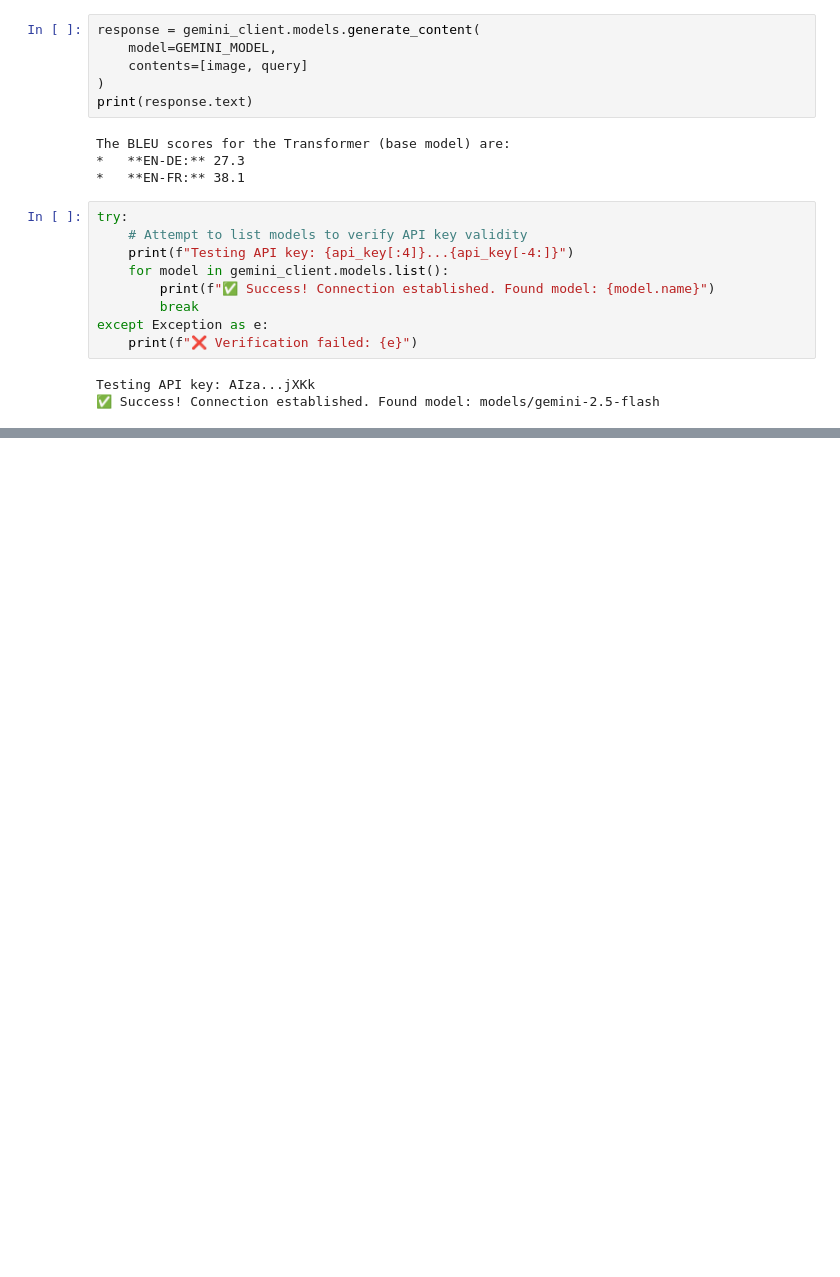
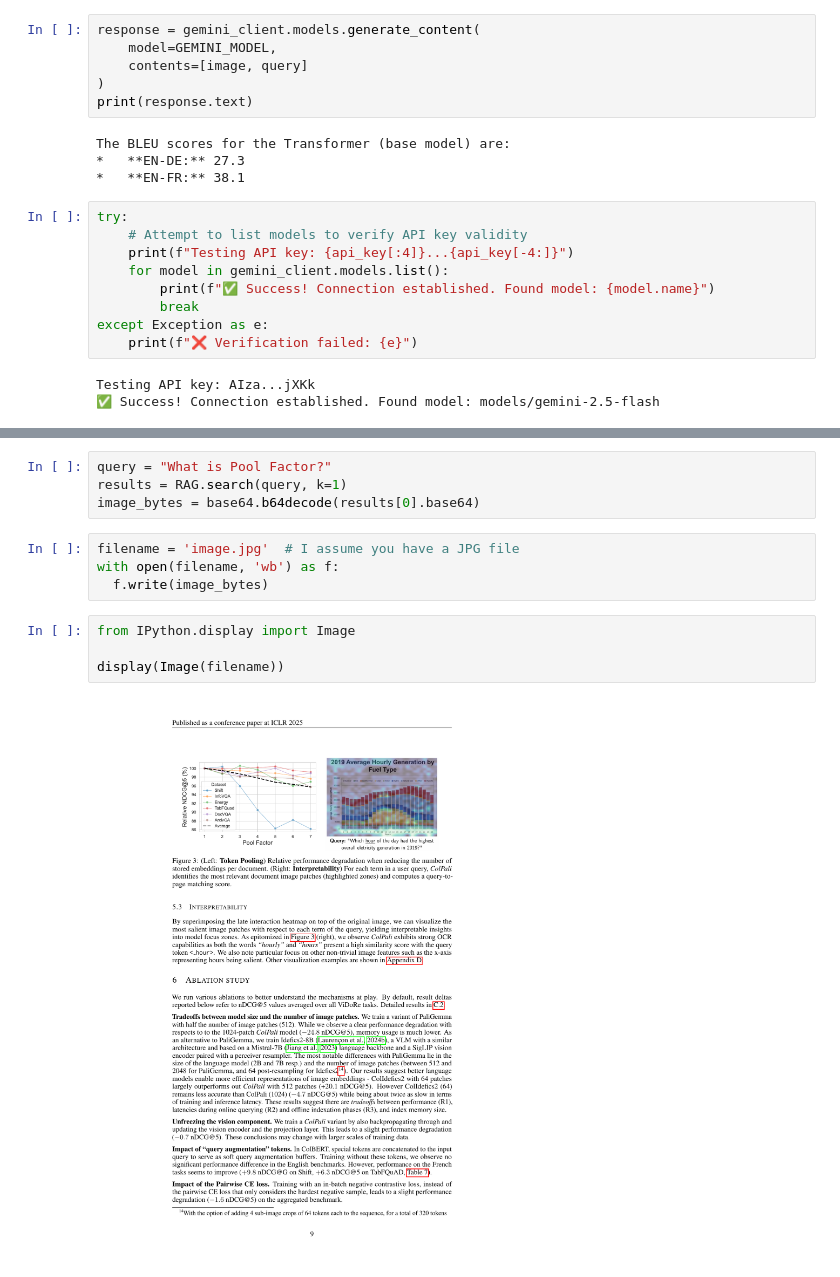
Before and after one commit to Murtuzasaifee/multi-model-rag, a Jupyter notebook: Multimodal_Rag_with_Colpali.ipynb, the cells around one changed output, grey strips where cells are left out. Saved outputs shown, nothing was run; the diff lists cells and outputs as text; blank space fills up the shorter version.

```diff
--- a/Multimodal_Rag_with_Colpali.ipynb
+++ b/Multimodal_Rag_with_Colpali.ipynb
@@ -260,0 +304,14 @@ Testing API key: AIza...jXKk
+# %%
+query = "What is Pool Factor?"
+results = RAG.search(query, k=1)
+image_bytes = base64.b64decode(results[0].base64)
+# %%
+filename = 'image.jpg'  # I assume you have a JPG file
+with open(filename, 'wb') as f:
+  f.write(image_bytes)
+# %%
+from IPython.display import Image
+
+display(Image(filename))
+# %% [output]
+[figure, added]
```
Also changed, not shown: parts of 4 cells of this notebook.
